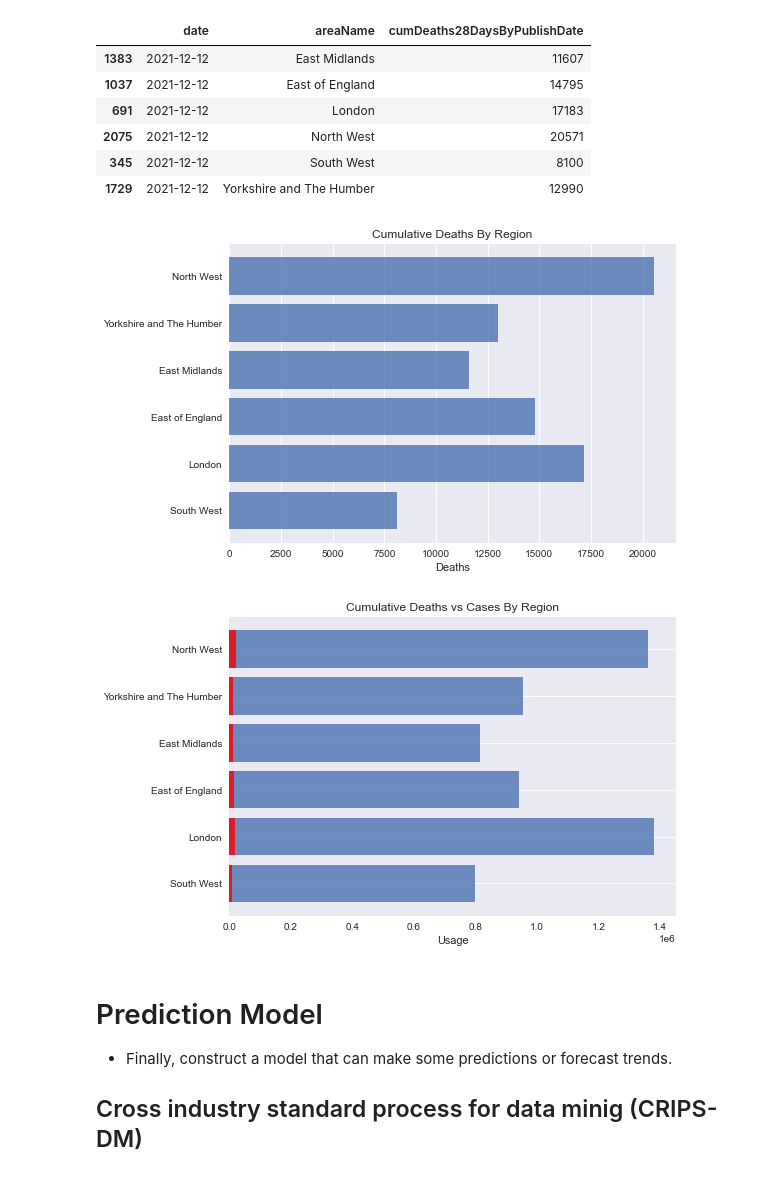
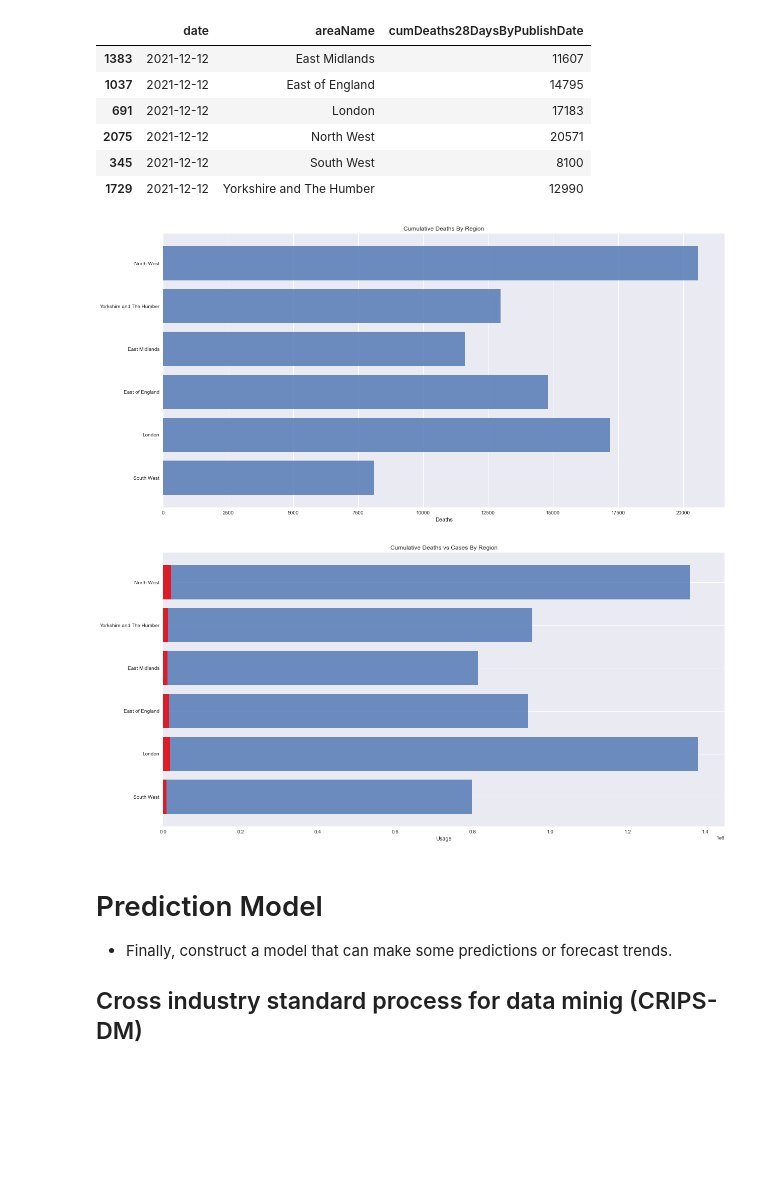
Before and after one commit to JustGinger888/DataScience, a Jupyter notebook: DataReport.ipynb, the cells around one changed output. Saved outputs shown, nothing was run; the diff lists cells and outputs as text; code cells hidden in the pictures; blank space fills up the shorter version.

```diff
--- a/DataReport.ipynb
+++ b/DataReport.ipynb
@@ -257,5 +281,7 @@ import numpy as np
 import matplotlib.pyplot as plt
 import seaborn as sns
 
-finename = 'data.xlsx'
-df = pd.read_excel(filename)
+finename2021 = 'data.xlsx'
+df = pd.read_excel(finename2021)
+
+df
@@ -619,18 +675,22 @@ cumDeathData.sort_values(by=['areaName'])
 # %%
 # create plot
 objects = cumDeathData['areaName'].values
 y_pos = np.arange(len(objects))
 performance = cumDeathData['cumDeaths28DaysByPublishDate'].values
+
+f = plt.figure()
+f.set_figwidth(20)
+f.set_figheight(10)
 
 
 plt.barh(y_pos, performance, align='center', alpha=0.8)
 plt.yticks(y_pos, objects)
 plt.xlabel('Deaths')
 plt.title('Cumulative Deaths By Region')
 plt.grid(axis='y')
 plt.show()
 # %% [output]
-[figure, old version]
+[figure, new version]
 # %%
 # data set
 dateFilter = df['date']=='2021-12-12'
@@ -643,6 +703,10 @@ y2 = cumData['cumCasesByPublishDate'].values
 
 # plot stacked bar chart
 
+f = plt.figure()
+f.set_figwidth(20)
+f.set_figheight(10)
+
 plt.barh(x, y2, alpha=0.8 )
 plt.barh(x, y1, color='r', alpha=0.8)
 
@@ -650,7 +714,7 @@ plt.xlabel('Usage')
 plt.title('Cumulative Deaths vs Cases By Region')
 plt.grid(axis='x')
 # %% [output]
-[figure, old version]
+[figure, new version]
 # %% [markdown]
 # Prediction Model
 
```
Also changed, not shown: parts of 23 cells of this notebook, 7 other files.
